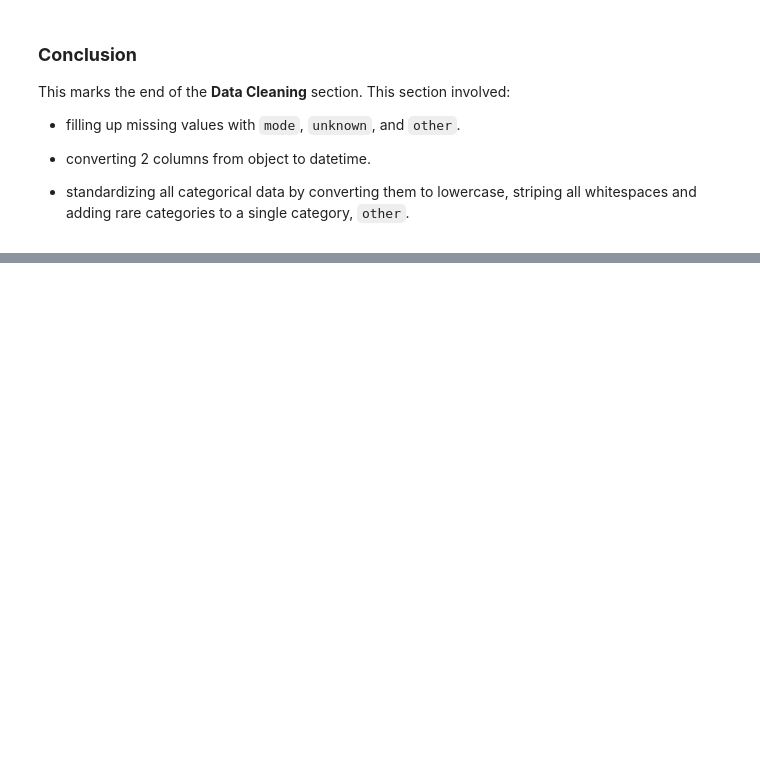
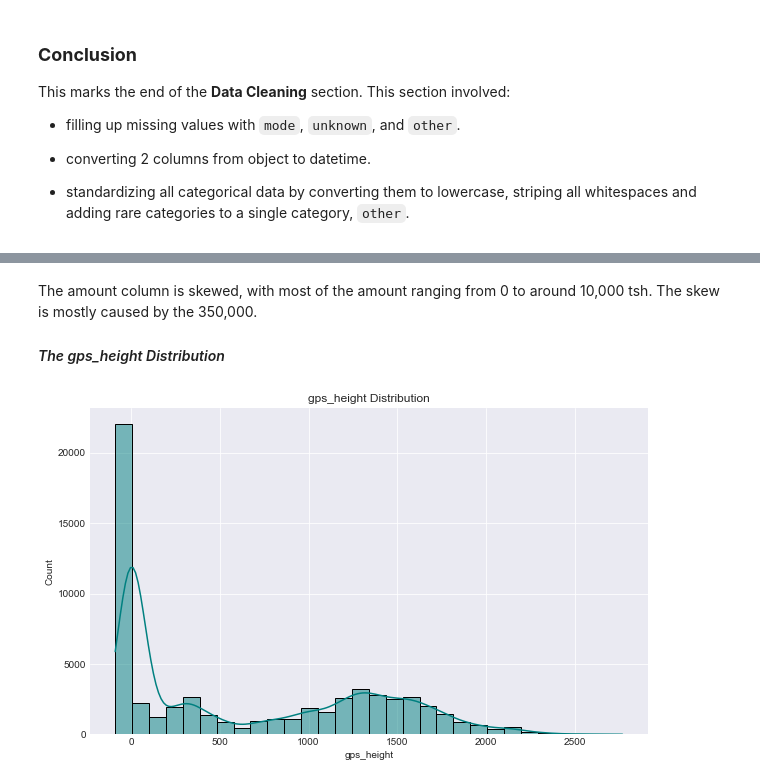
Before and after one commit to Assesa44/Tanzania-Wells-Functionality-Predictions, a Jupyter notebook: Notebooks/wells_analysis.ipynb, the cells around one changed output, grey strips where cells are left out. Drawn from its saved outputs; the diff is of its cells as text; code cells hidden in the pictures; blank space fills up the shorter version.

```diff
--- a/Notebooks/wells_analysis.ipynb
+++ b/Notebooks/wells_analysis.ipynb
@@ -640,0 +681,8 @@ This marks the end of the **Data Cleaning** section. This section involved:
+# %% [markdown]
+The amount column is skewed, with most of the amount ranging from 0 to around 10,000 tsh. The skew is mostly caused by the 350,000.
+
+#### *The gps_height Distribution*
+# %%
+plot.distribution('gps_height')
+# %% [output]
+[figure, added]
```
Also changed, not shown: parts of 30 cells of this notebook.
